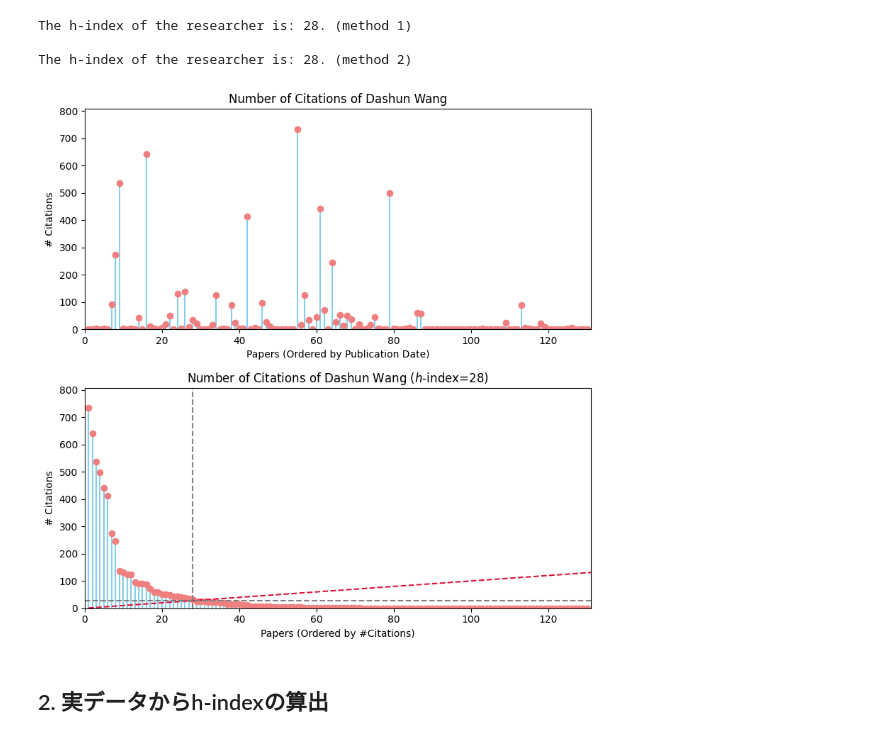
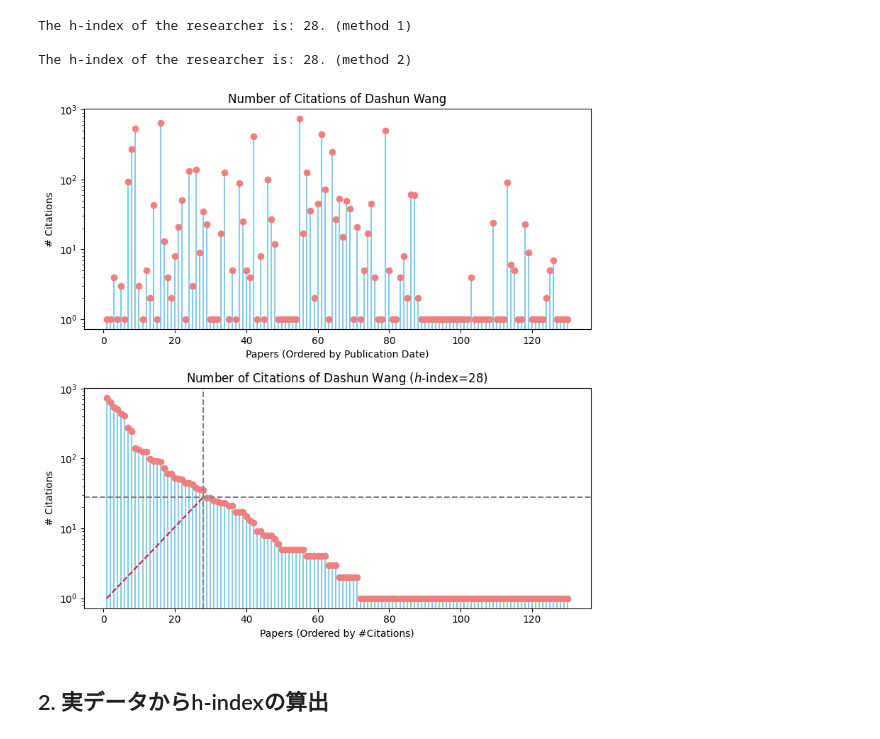
Before and after one commit to ScisciJP/tutorial_jp, a Jupyter notebook: 4-H-index.ipynb, the cells around one changed output. Drawn from its saved outputs; the diff is of its cells as text; code cells hidden in the pictures.

```diff
--- a/4-H-index.ipynb
+++ b/4-H-index.ipynb
@@ -68,21 +68,18 @@ pyalex.config.email = "wangsiyuan1209@gmail.com"
 
 def plot_citations(ax, citations, *,\
                    xlabel='Papers', ylabel='# Citations', title='',\
-                   loglog=False, showline=False, h_index=0):
-
-    markerline, stemlines, baseline = ax.stem(np.arange(1, len(citations) + 1), citations, basefmt=" ")
+                   logx=False, logy=False, showline=False, h_index=0):
 
     ax.set_title(title)
     ax.set_xlabel(xlabel)
     ax.set_ylabel(ylabel)
 
-    if loglog:
+    if logx:
         ax.set_xscale('log')
+    if logy:
         ax.set_yscale('log')
-    else:
-        ax.set_xlim(0, len(citations) + 1)
-        ax.set_ylim(0, max(citations) * 1.1)
 
+    markerline, stemlines, baseline = ax.stem(np.arange(1, len(citations) + 1), citations, basefmt=" ")
     if showline:
         plt.setp(stemlines, 'color', 'skyblue')
         plt.setp(markerline, 'color', 'lightcoral')
@@ -91,10 +88,12 @@ def plot_citations(ax, citations, *,\
         plt.setp(markerline, 'color', 'C0')
 
     if h_index!=0:
-        lim=min(ax.get_xlim()[1],ax.get_ylim()[1])
-        ax.plot([1, lim], [1, lim], ls="--", color='crimson')
-        ax.plot([0, ax.get_xlim()[1]], [h_index, h_index], color='gray', linestyle='--')
-        ax.plot([h_index, h_index], [0, ax.get_ylim()[1]], color='gray', linestyle='--')
+        xlim, ylim = ax.get_xlim(), ax.get_ylim()
+        ax.plot([1, h_index], [1, h_index], ls="--", color='crimson')
+        ax.plot(xlim, [h_index, h_index], color='gray', linestyle='--')
+        ax.plot([h_index, h_index], ylim, color='gray', linestyle='--')
+        ax.set_xlim(xlim)
+        ax.set_ylim(ylim)
 # %% [markdown]
 ## １. h-indexの計算方法：Dashun Wangを例に
 # %% [raw]
@@ -134,16 +133,16 @@ The h-index of the researcher is: 28. (method 2)
 # %%
 # グラフを作成する
 fig, axs = plt.subplots(2, 1, figsize=(8, 8))
-plot_citations(axs[0], c_test, showline=True,\
+plot_citations(axs[0], c_test+1, showline=True, logy=True,\
                xlabel='Papers (Ordered by Publication Date)',\
                title=f'Number of Citations of {name}')
-plot_citations(axs[1], sorted_c_test, showline=True, h_index=h_index, \
+plot_citations(axs[1], sorted_c_test+1, showline=True, logy=True, h_index=h_index,\
                xlabel='Papers (Ordered by #Citations)', \
                title=f'Number of Citations of {name} ($h$-index={h_index})')
 plt.tight_layout()
 plt.show()
 # %% [output]
-[figure, old version]
+[figure, new version]
 # %% [markdown]
 ## 2. 実データからh-indexの算出
 # %% [raw]
```
Also changed, not shown: parts of 3 cells of this notebook.
